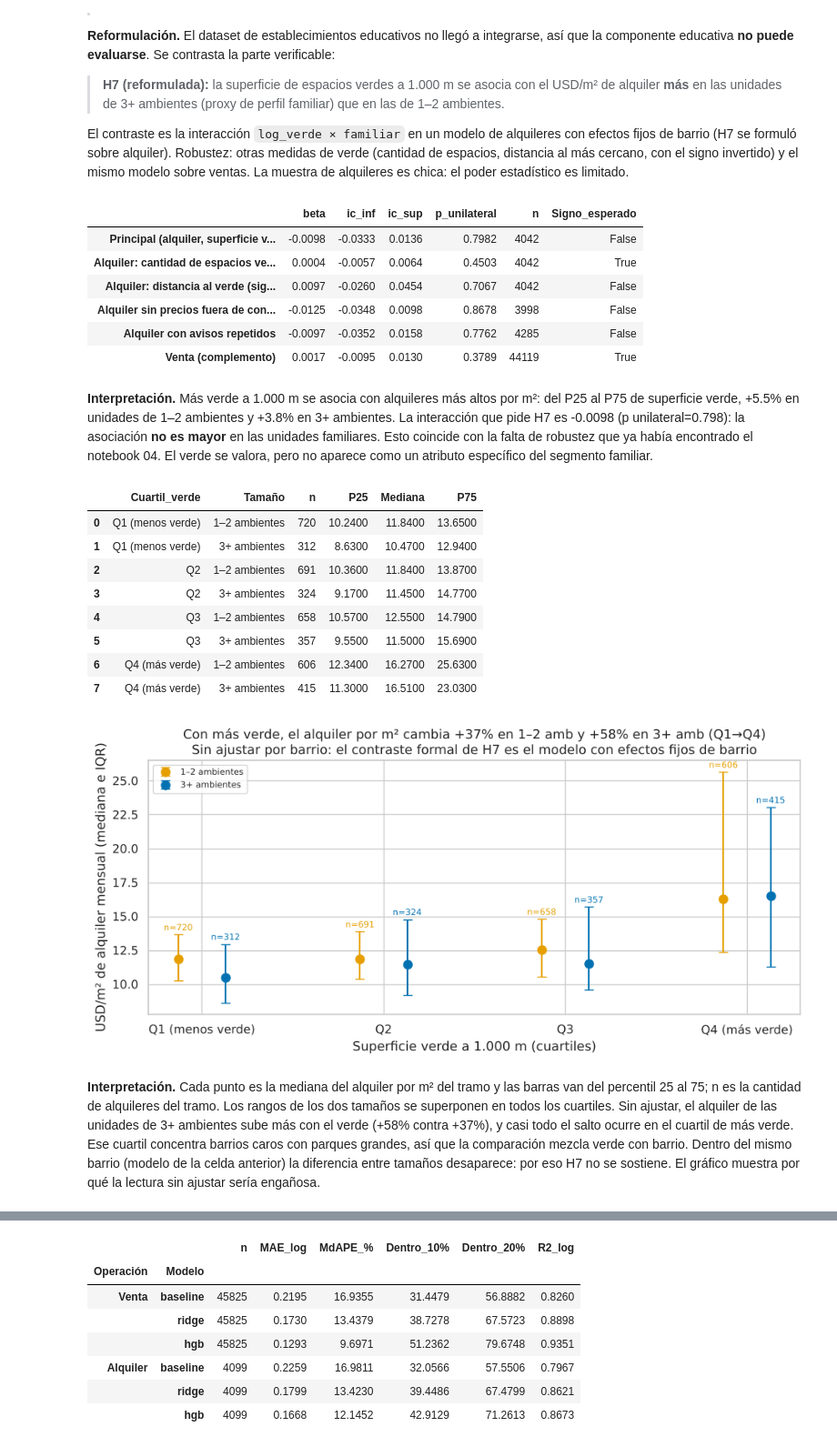
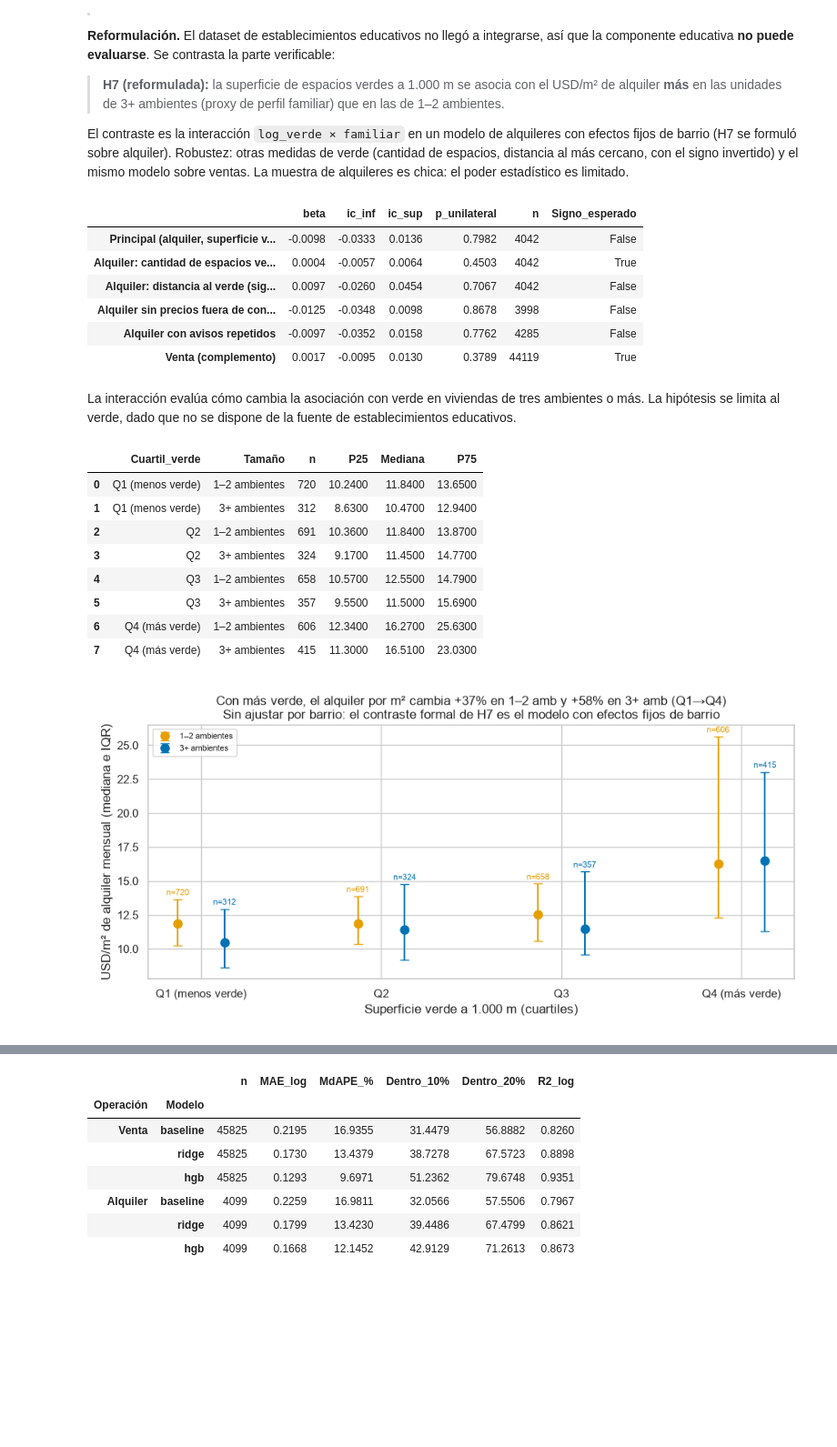
Before and after one commit to FrancisconiMorel/TP-Analisis-Descriptivo-Inmobiliario-CABA, a Jupyter notebook: notebooks/05_analisis_de_hipotesis.ipynb, the cells around one changed output, grey strips where cells are left out. Shown at 91% size. Drawn from its saved outputs; the diff is of its cells as text; code cells hidden in the pictures; blank space fills up the shorter version.

```diff
--- a/notebooks/05_analisis_de_hipotesis.ipynb
+++ b/notebooks/05_analisis_de_hipotesis.ipynb
@@ -718,11 +691,6 @@ registrar('H7 (reformulada)', 'Asociación verde–alquiler/m² mayor en 3+ amb
           f'P25→P75 de verde: {np.expm1(pend_chica * (p75 - p25)):+.1%} en 1–2 amb vs {np.expm1(pend_flia * (p75 - p25)):+.1%} en 3+ amb',
           f'{tabla_h7.Signo_esperado.astype(int).sum()}/{len(tabla_h7)}', r7['n'], 'Sin componente educativa (dato no integrado)',
           signo_ok=r7['beta'] > 0)
-lectura(f'Más verde a 1.000 m se asocia con alquileres más altos por m²: del P25 al P75 de superficie verde, '
-        f'{np.expm1(pend_chica * (p75 - p25)):+.1%} en unidades de 1–2 ambientes y {np.expm1(pend_flia * (p75 - p25)):+.1%} '
-        f'en 3+ ambientes. La interacción que pide H7 es {r7["beta"]:+.4f} (p unilateral={r7["p_unilateral"]:.3f}): '
-        'la asociación **no es mayor** en las unidades familiares. Esto coincide con la falta de robustez que ya había '
-        'encontrado el notebook 04. El verde se valora, pero no aparece como un atributo específico del segmento familiar.')
 # %% [output]
 |  | beta | ic_inf | ic_sup | p_unilateral | n | Signo_esperado |
 | Principal (alquiler, superficie v... | -0.0098 | -0.0333 | 0.0136 | 0.7982 | 4042 | False |
@@ -731,7 +699,8 @@ lectura(f'Más verde a 1.000 m se asocia con alquileres más altos por m²: del
 | Alquiler sin precios fuera de con... | -0.0125 | -0.0348 | 0.0098 | 0.8678 | 3998 | False |
 | Alquiler con avisos repetidos | -0.0097 | -0.0352 | 0.0158 | 0.7762 | 4285 | False |
 | Venta (complemento) | 0.0017 | -0.0095 | 0.0130 | 0.3789 | 44119 | True |
-**Interpretación.** Más verde a 1.000 m se asocia con alquileres más altos por m²: del P25 al P75 de superficie verde, +5.5% en unidades de 1–2 ambientes y +3.8% en 3+ ambientes. La interacción que pide H7 es -0.0098 (p unilateral=0.798): la asociación **no es mayor** en las unidades familiares. Esto coincide con la falta de robustez que ya había encontrado el notebook 04. El verde se valora, pero no aparece como un atributo específico del segmento familiar.
+# %% [markdown]
+La interacción evalúa cómo cambia la asociación con verde en viviendas de tres ambientes o más. La hipótesis se limita al verde, dado que no se dispone de la fuente de establecimientos educativos.
 # %%
 # H7 en gráfico: mediana e IQR del alquiler por m² por cuartil de verde y tamaño. Puntos separados, sin líneas:
 # los cuartiles mezclan barrios y tipos, y unirlos sugeriría una tendencia más firme que la evidencia.
@@ -740,38 +709,31 @@ a7['Cuartil_verde'] = pd.qcut(a7.Superficie_Verde_1000m_m2, 4, labels=['Q1 (meno
 a7['Tamaño'] = np.where(a7.familiar.eq(1), '3+ ambientes', '1–2 ambientes')
 tab7 = a7.groupby(['Cuartil_verde', 'Tamaño'], observed=True).USD_m2.agg(
     n='size', P25=lambda s: s.quantile(.25), Mediana='median', P75=lambda s: s.quantile(.75)).reset_index()
 display(tab7.round(2))
 med7 = tab7.pivot(index='Cuartil_verde', columns='Tamaño', values='Mediana')
 cambio7 = med7.iloc[-1] / med7.iloc[0] - 1
 
 fig, ax = plt.subplots(figsize=(9.5, 4.6))
 colores7 = {'1–2 ambientes': '#E69F00', '3+ ambientes': '#0072B2'}
 for k, (tam, g) in enumerate(tab7.groupby('Tamaño')):
     xs = g.Cuartil_verde.cat.codes.to_numpy() + (k - .5) * .26
     ax.errorbar(xs, g.Mediana, yerr=[g.Mediana - g.P25, g.P75 - g.Mediana], fmt='o', color=colores7[tam],
                 capsize=4, markersize=8, linewidth=1.5, label=tam)
     for xi, (_, r) in zip(xs, g.iterrows()):
         ax.annotate(f'n={r.n}', (xi, r.P75), xytext=(0, 4), textcoords='offset points', ha='center', fontsize=8, color=colores7[tam])
 ax.set_xticks(range(4), a7.Cuartil_verde.cat.categories)
 ax.set(xlabel='Superficie verde a 1.000 m (cuartiles)', ylabel='USD/m² de alquiler mensual (mediana e IQR)',
        title=f'Con más verde, el alquiler por m² cambia {cambio7["1–2 ambientes"]:+.0%} en 1–2 amb y {cambio7["3+ ambientes"]:+.0%} en 3+ amb (Q1→Q4)\n'
              'Sin ajustar por barrio: el contraste formal de H7 es el modelo con efectos fijos de barrio')
 ax.legend(loc='upper left', fontsize=8); plt.tight_layout(); plt.show()
-lectura('Cada punto es la mediana del alquiler por m² del tramo y las barras van del percentil 25 al 75; n es la cantidad '
-        'de alquileres del tramo. Los rangos de los dos tamaños se superponen en todos los cuartiles. '
-        f'Sin ajustar, el alquiler de las unidades de 3+ ambientes sube más con el verde ({cambio7["3+ ambientes"]:+.0%} contra '
-        f'{cambio7["1–2 ambientes"]:+.0%}), y casi todo el salto ocurre en el cuartil de más verde. Ese cuartil concentra barrios '
-        'caros con parques grandes, así que la comparación mezcla verde con barrio. Dentro del mismo barrio (modelo de la celda anterior) '
-        'la diferencia entre tamaños desaparece: por eso H7 no se sostiene. El gráfico muestra por qué la lectura sin ajustar sería engañosa.')
 # %% [output]
 |  | Cuartil_verde | Tamaño | n | P25 | Mediana | P75 |
 | 0 | Q1 (menos verde) | 1–2 ambientes | 720 | 10.2400 | 11.8400 | 13.6500 |
 | 1 | Q1 (menos verde) | 3+ ambientes | 312 | 8.6300 | 10.4700 | 12.9400 |
 | 2 | Q2 | 1–2 ambientes | 691 | 10.3600 | 11.8400 | 13.8700 |
 | 3 | Q2 | 3+ ambientes | 324 | 9.1700 | 11.4500 | 14.7700 |
 | 4 | Q3 | 1–2 ambientes | 658 | 10.5700 | 12.5500 | 14.7900 |
 | 5 | Q3 | 3+ ambientes | 357 | 9.5500 | 11.5000 | 15.6900 |
 | 6 | Q4 (más verde) | 1–2 ambientes | 606 | 12.3400 | 16.2700 | 25.6300 |
 | 7 | Q4 (más verde) | 3+ ambientes | 415 | 11.3000 | 16.5100 | 23.0300 |
-[figure, old version]
+[figure, new version]
-**Interpretación.** Cada punto es la mediana del alquiler por m² del tramo y las barras van del percentil 25 al 75; n es la cantidad de alquileres del tramo. Los rangos de los dos tamaños se superponen en todos los cuartiles. Sin ajustar, el alquiler de las unidades de 3+ ambientes sube más con el verde (+58% contra +37%), y casi todo el salto ocurre en el cuartil de más verde. Ese cuartil concentra barrios caros con parques grandes, así que la comparación mezcla verde con barrio. Dentro del mismo barrio (modelo de la celda anterior) la diferencia entre tamaños desaparece: por eso H7 no se sostiene. El gráfico muestra por qué la lectura sin ajustar sería engañosa.
```
Also changed, not shown: parts of 44 cells of this notebook, 17 other files.
